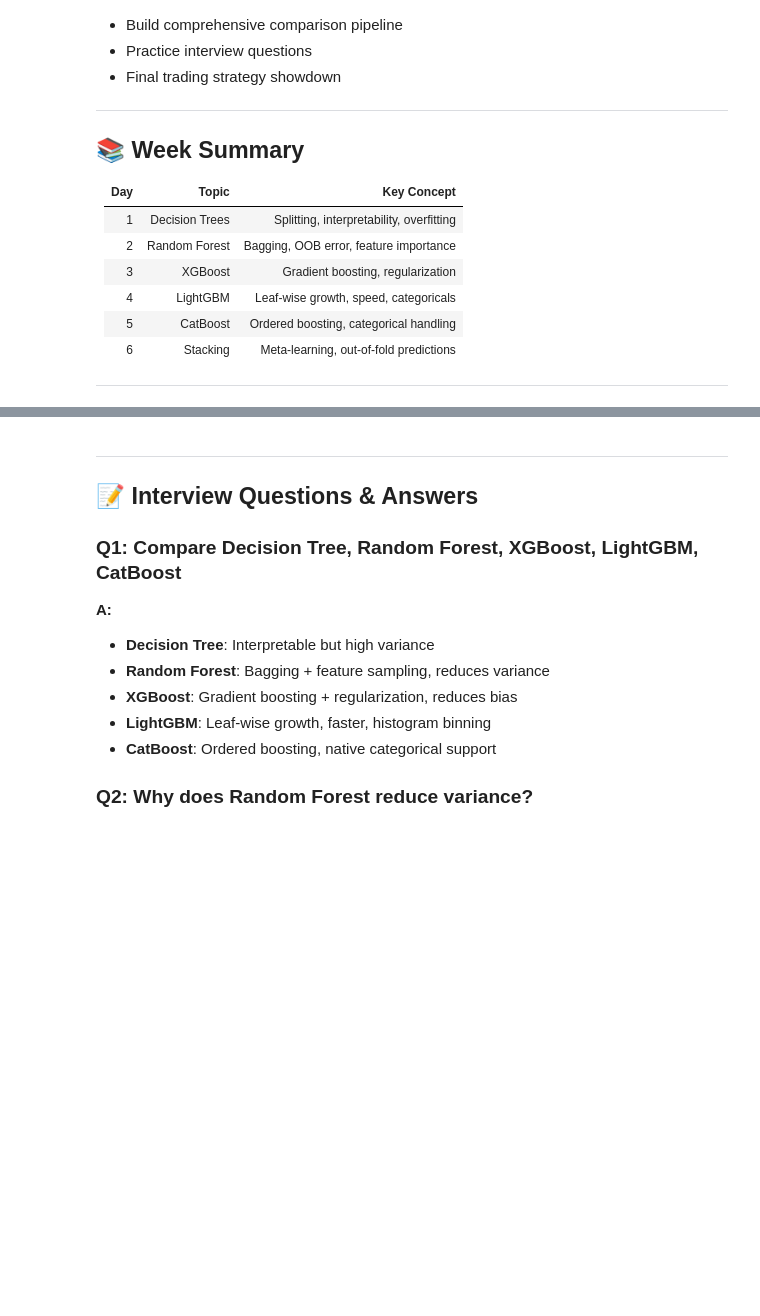
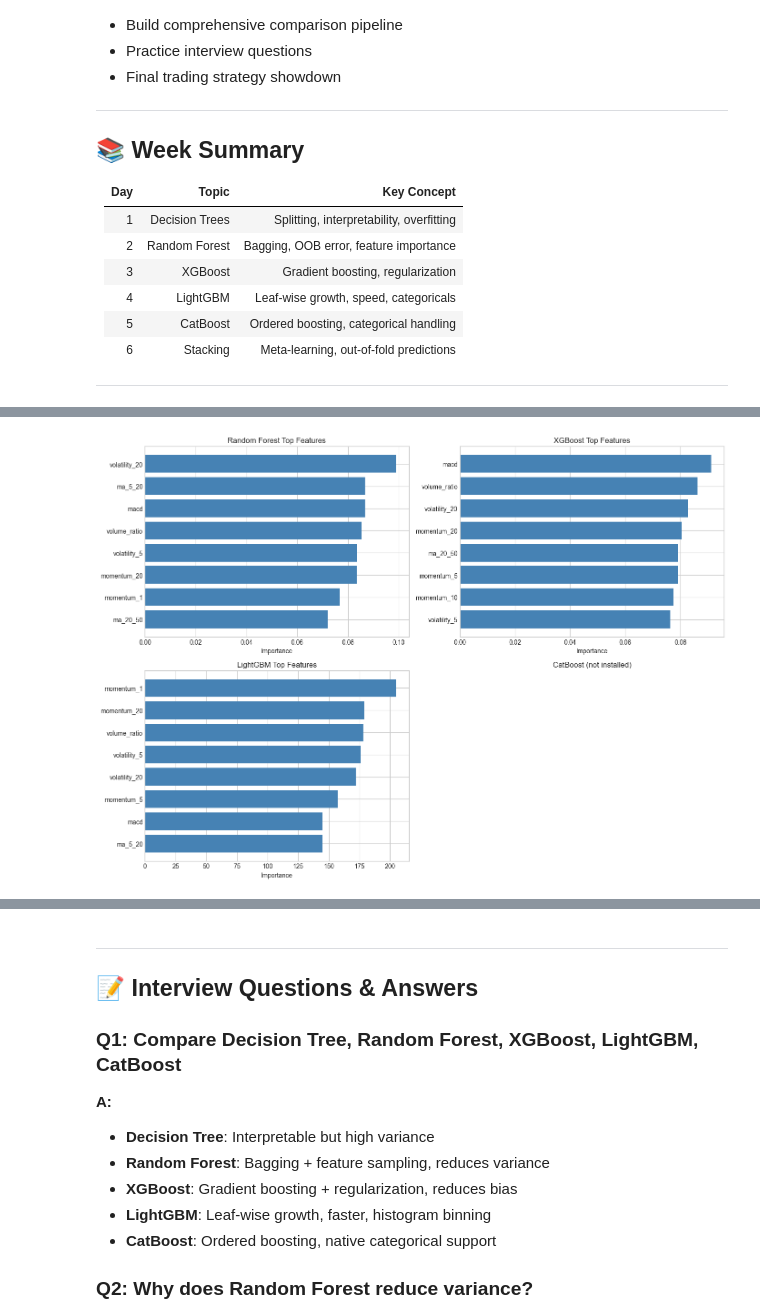
Before and after one commit to Breeganzo/Quant_ML_Basics, a Jupyter notebook: 02_Daily_Coding/Week_07.1_Tree_Ensembles/Day_07_Interview_Review.ipynb, the cells around one changed output, grey strips where cells are left out. Drawn from its saved outputs; the diff is of its cells as text; code cells hidden in the pictures; blank space fills up the shorter version.

```diff
--- a/02_Daily_Coding/Week_07.1_Tree_Ensembles/Day_07_Interview_Review.ipynb
+++ b/02_Daily_Coding/Week_07.1_Tree_Ensembles/Day_07_Interview_Review.ipynb
@@ -29,11 +29,17 @@ from datetime import datetime, timedelta
 import matplotlib.pyplot as plt
 import warnings
 from sklearn.tree import DecisionTreeClassifier
-from sklearn.ensemble import RandomForestClassifier, StackingClassifier
+from sklearn.ensemble import RandomForestClassifier, StackingClassifier, GradientBoostingClassifier
 from sklearn.linear_model import LogisticRegression
 import lightgbm as lgb
 from xgboost import XGBClassifier
-from catboost import CatBoostClassifier
+# Note: CatBoost requires: pip install catboost
+try:
+    from catboost import CatBoostClassifier
+    HAS_CATBOOST = True
+except ImportError:
+    HAS_CATBOOST = False
+    print("⚠️ CatBoost not installed. Run: pip install catboost")
 from sklearn.model_selection import TimeSeriesSplit, cross_val_predict
 from sklearn.metrics import accuracy_score, f1_score, roc_auc_score, classification_report
 import seaborn as sns
@@ -52,8 +58,15 @@ start_date = end_date - timedelta(days=5*365)
 
 print("📥 Downloading data...")
 data = yf.download(ticker, start=start_date, end=end_date, progress=False, auto_adjust=True)
-prices = data['Close']
-volume = data['Volume']
+
+# Handle multi-level columns from yfinance
+if isinstance(data.columns, pd.MultiIndex):
+    prices = data['Close'][ticker]
+    volume = data['Volume'][ticker]
+else:
+    prices = data['Close']
+    volume = data['Volume']
+
 returns = prices.pct_change().dropna()
 
 print(f"✅ Data: {len(prices)} days")
@@ -125,8 +144,11 @@ models = {
     'Random Forest': RandomForestClassifier(n_estimators=200, max_depth=5, random_state=42),
     'XGBoost': XGBClassifier(n_estimators=200, max_depth=5, learning_rate=0.1, random_state=42, eval_metric='logloss'),
     'LightGBM': lgb.LGBMClassifier(n_estimators=200, max_depth=5, learning_rate=0.1, random_state=42, verbosity=-1),
-    'CatBoost': CatBoostClassifier(iterations=200, depth=5, learning_rate=0.1, random_seed=42, verbose=False)
 }
+
+# Add CatBoost only if installed
+if HAS_CATBOOST:
+    models['CatBoost'] = CatBoostClassifier(iterations=200, depth=5, learning_rate=0.1, random_seed=42, verbose=False)
 
 # Train and evaluate all models
 print("\n" + "="*80)
@@ -163,6 +185,3 @@ for name, model in models.items():
         'Test F1': f1_score(y_test, y_pred),
         'Test AUC': roc_auc_score(y_test, y_proba)
     })
-
-results_df = pd.DataFrame(results)
-print(results_df.to_string(index=False))
@@ -201,23 +234,34 @@ print(f"{'Ensemble (Stack)':<20} {accuracy_score(y_test, stack_pred):>12.2%} {f1
 # %%
 # Feature Importance Comparison
+# Only include models that were actually trained
+importance_models = ['Random Forest', 'XGBoost', 'LightGBM']
+if HAS_CATBOOST:
+    importance_models.append('CatBoost')
+
+n_models = len(importance_models)
 fig, axes = plt.subplots(2, 2, figsize=(14, 10))
 axes = axes.flatten()
-
-importance_models = ['Random Forest', 'XGBoost', 'LightGBM', 'CatBoost']
 
 for i, name in enumerate(importance_models):
     model = models[name]
     importance = pd.DataFrame({
         'Feature': feature_cols,
         'Importance': model.feature_importances_
     }).sort_values('Importance', ascending=True).tail(8)
 
     axes[i].barh(importance['Feature'], importance['Importance'], color='steelblue')
     axes[i].set_xlabel('Importance')
     axes[i].set_title(f'{name} Top Features')
 
+# Hide unused subplot if CatBoost not available
+if not HAS_CATBOOST:
+    axes[3].axis('off')
+    axes[3].set_title('CatBoost (not installed)')
+
 plt.tight_layout()
 plt.show()
+# %% [output]
+[figure, added]
 # %%
 # Trading Strategy Backtest - All Models
 backtest = pd.DataFrame(index=y_test.index)
```
Also changed, not shown: parts of 8 cells of this notebook, 33 other files.
